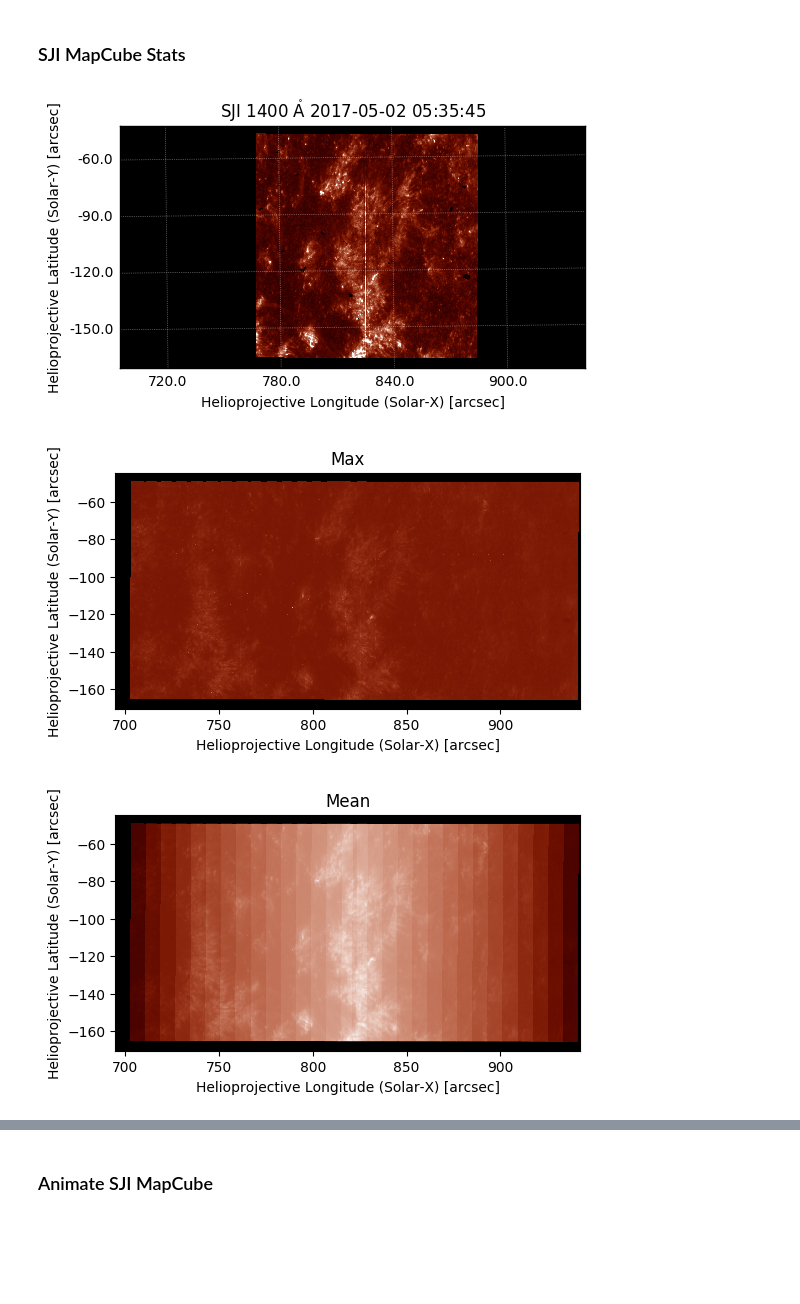
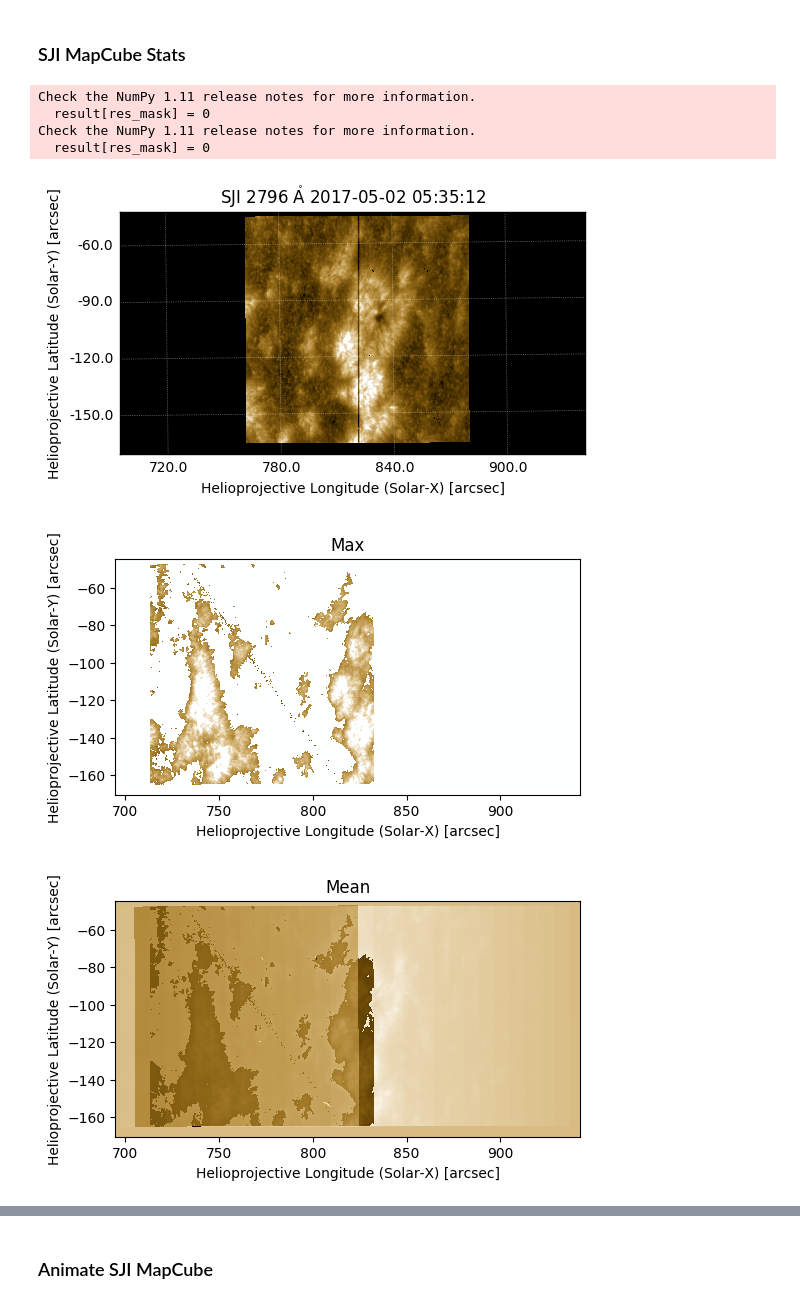
Before and after one commit to sunpy/sunraster, a Jupyter notebook: IRISpy SJICube.ipynb, the cells around one changed output, grey strips where cells are left out. Cells and saved outputs as stored; diff of their text form; code cells hidden in the pictures; blank space fills up the shorter version.

```diff
--- a/IRISpy SJICube.ipynb
+++ b/IRISpy SJICube.ipynb
@@ -41,30 +50,31 @@ sji1330map.plot()
 # %% [markdown]
 ### SJI MapCube Stats
 # %%
-sji1400norm = colors.Normalize(-31970, -31500)
-sji1400map.plot_settings['norm']=sji1400norm
-sji1400cube.mean().plot_settings['norm']=sji1400norm
-sji1400cube.max().plot_settings['norm']=sji1400norm
-sji1400cube.std().plot_settings['norm']=sji1400norm
+sji2796norm = colors.PowerNorm(.9,250, 1800)
 
-# Plot max, mean, and std values from all Maps
-sji1400map.plot()
+#Plotting max, mean, and std values from all maps in the cube
+#helps to find that sji2796cube contains a bad map
+sji2796map.plot(norm=sji2796norm)
 plt.show()
 ax=plt.axes()
-sji1400cube.max().plot()
+sji2796cube.max().plot(norm=sji2796norm)
 ax.set_title('Max')
 plt.show()
 
 ax=plt.axes()
-sji1400cube.mean().plot()
+sji2796cube.mean().plot(norm=colors.Normalize())
 ax.set_title('Mean')
 plt.show()
 
 ax=plt.axes()
-sji1400cube.std().plot()
+sji2796cube.std().plot(norm=colors.Normalize())
 ax.set_title('Standard Deviation')
 plt.show()
 # %% [output]
+Check the NumPy 1.11 release notes for more information.
+  result[res_mask] = 0
+Check the NumPy 1.11 release notes for more information.
+  result[res_mask] = 0
-[figure, old version]
+[figure, new version]
-[figure, old version]
+[figure, new version]
-[figure, old version]
+[figure, new version]
```
Also changed, not shown: parts of 14 cells of this notebook, 5 other files.
